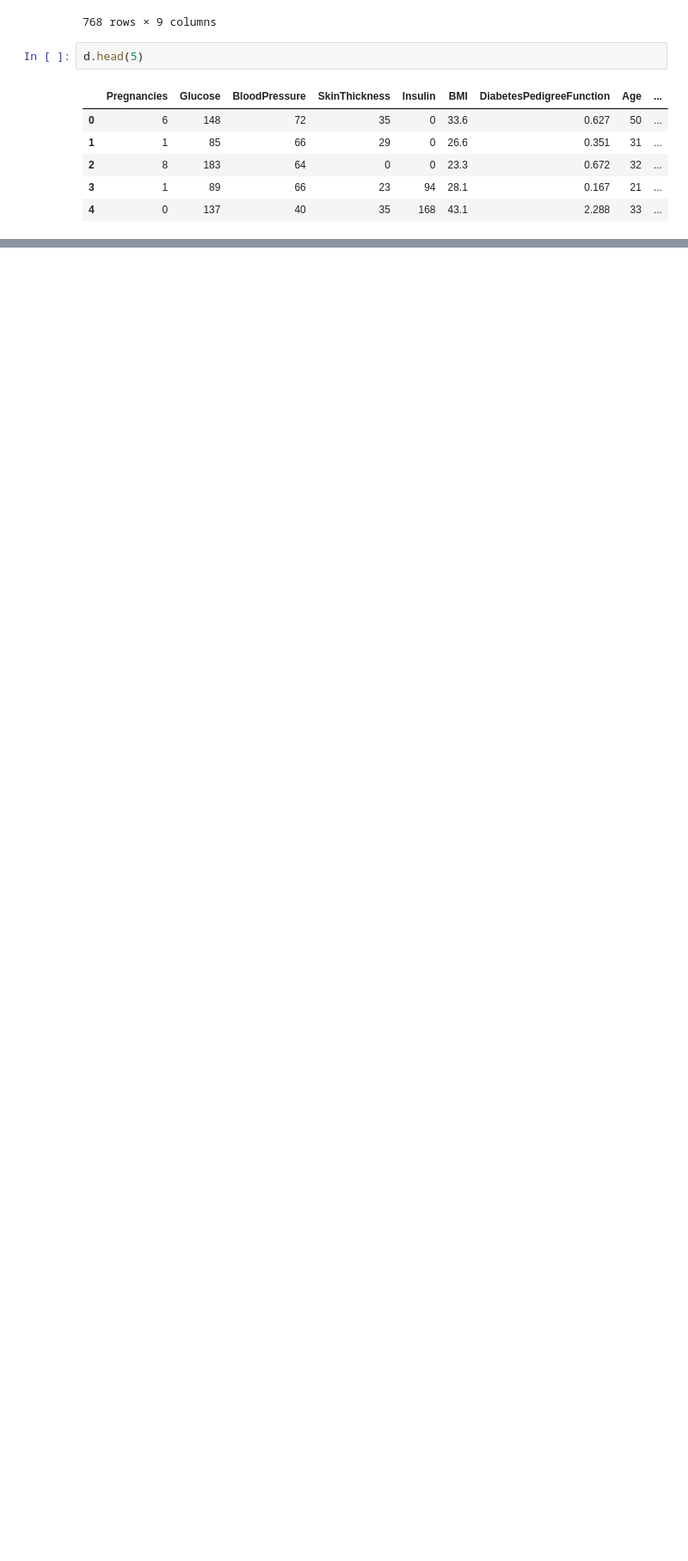
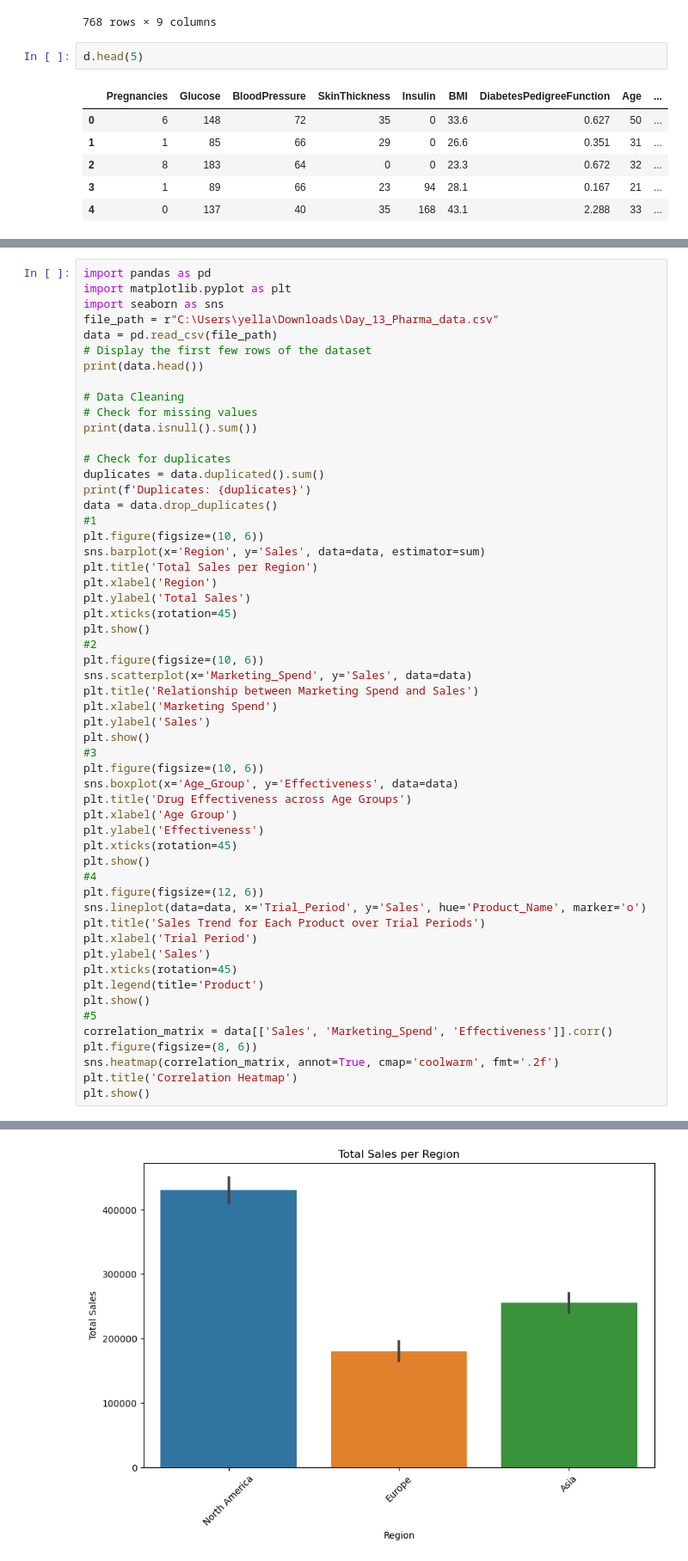
Before and after one commit to RinkuAshish2/ASSIGNMENTS, a Jupyter notebook: LMS_ASSIGNMENTS.ipynb, the cells around one changed output, grey strips where cells are left out. Shown: that part at 86% size. Cells and saved outputs as stored; diff of their text form; blank space fills up the shorter version.

```diff
--- a/LMS_ASSIGNMENTS.ipynb
+++ b/LMS_ASSIGNMENTS.ipynb
@@ -171,0 +366,56 @@ d.describe()
+# %%
+import pandas as pd
+import matplotlib.pyplot as plt
+import seaborn as sns
+file_path = r"C:\Users\yella\Downloads\Day_13_Pharma_data.csv"
+data = pd.read_csv(file_path)
+# Display the first few rows of the dataset
+print(data.head())
+
+# Data Cleaning
+# Check for missing values
+print(data.isnull().sum())
+
+# Check for duplicates
+duplicates = data.duplicated().sum()
+print(f'Duplicates: {duplicates}')
+data = data.drop_duplicates()
+#1
+plt.figure(figsize=(10, 6))
+sns.barplot(x='Region', y='Sales', data=data, estimator=sum)
+plt.title('Total Sales per Region')
+plt.xlabel('Region')
+plt.ylabel('Total Sales')
+plt.xticks(rotation=45)
+plt.show()
+#2
+plt.figure(figsize=(10, 6))
+sns.scatterplot(x='Marketing_Spend', y='Sales', data=data)
+plt.title('Relationship between Marketing Spend and Sales')
+plt.xlabel('Marketing Spend')
+plt.ylabel('Sales')
+plt.show()
+#3
+plt.figure(figsize=(10, 6))
+sns.boxplot(x='Age_Group', y='Effectiveness', data=data)
+plt.title('Drug Effectiveness across Age Groups')
+plt.xlabel('Age Group')
+plt.ylabel('Effectiveness')
+plt.xticks(rotation=45)
+plt.show()
+#4
+plt.figure(figsize=(12, 6))
+sns.lineplot(data=data, x='Trial_Period', y='Sales', hue='Product_Name', marker='o')
+plt.title('Sales Trend for Each Product over Trial Periods')
+plt.xlabel('Trial Period')
+plt.ylabel('Sales')
+plt.xticks(rotation=45)
+plt.legend(title='Product')
+plt.show()
+#5
+correlation_matrix = data[['Sales', 'Marketing_Spend', 'Effectiveness']].corr()
+plt.figure(figsize=(8, 6))
+sns.heatmap(correlation_matrix, annot=True, cmap='coolwarm', fmt='.2f')
+plt.title('Correlation Heatmap')
+plt.show()
+# %% [output]
@@ -171,0 +439 @@ d.describe()
+[figure, added]
```
Also changed, not shown: parts of 15 cells of this notebook.
